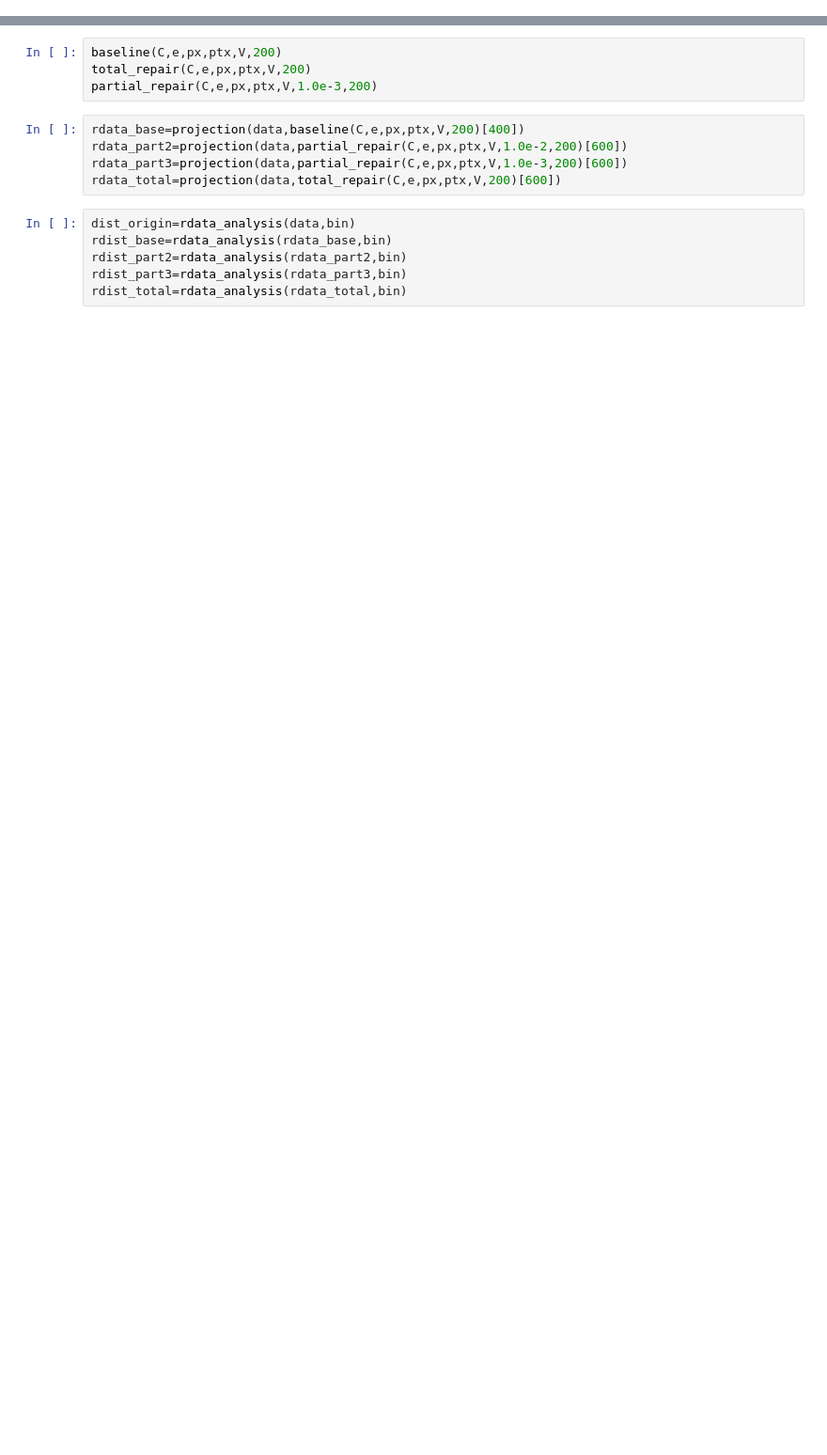
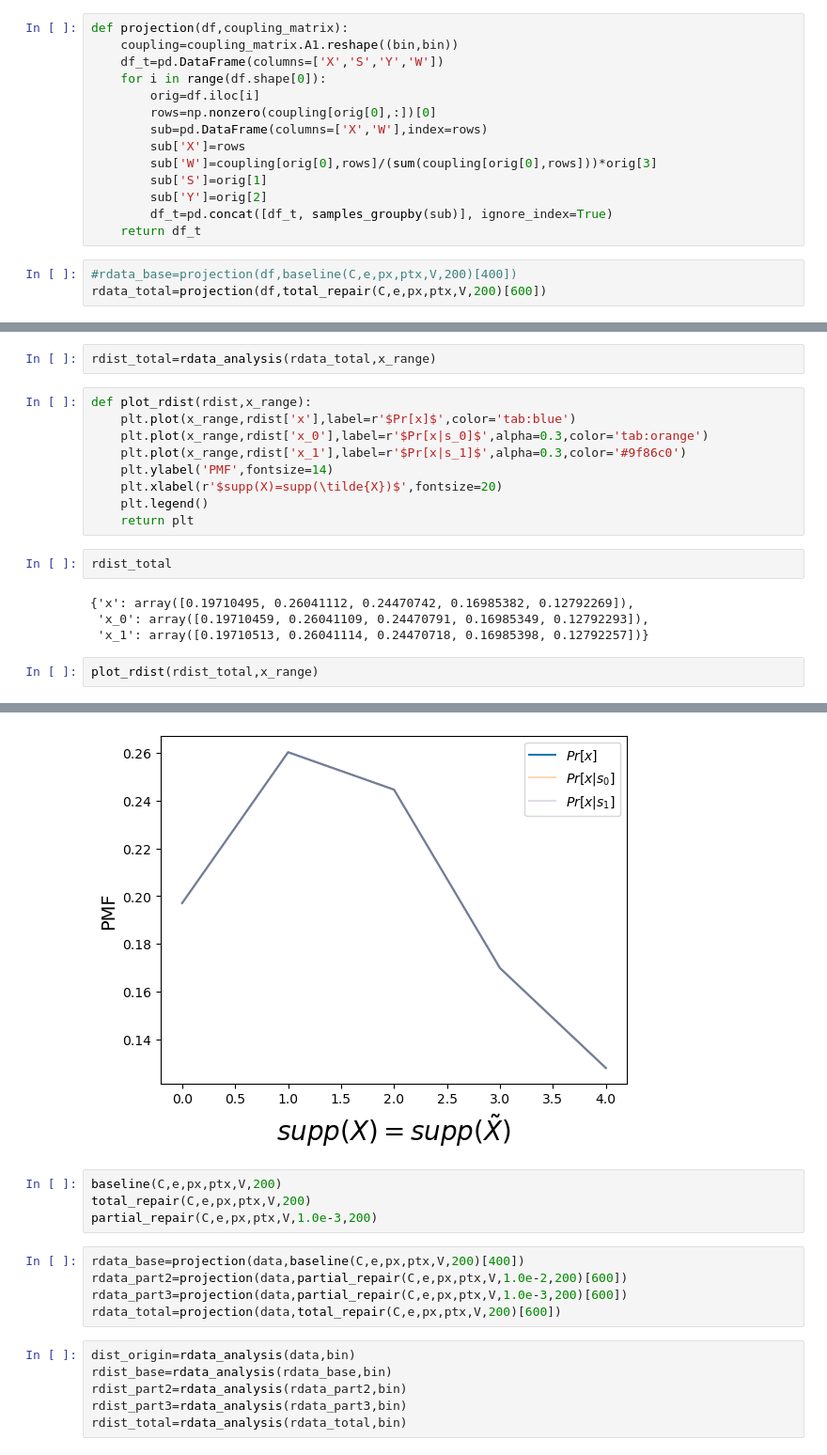
Before and after one commit to Quan-Zhou/OT_Debiasing, a Jupyter notebook: Dykstra_fromadult.ipynb, the cells around one changed output, grey strips where cells are left out. Shown at 94% size. Drawn from its saved outputs; the diff is of its cells as text; blank space fills up the shorter version.

```diff
--- a/Dykstra_fromadult.ipynb
+++ b/Dykstra_fromadult.ipynb
@@ -305,0 +317,17 @@ V=np.matrix(dist['v']).T
+# %%
+def projection(df,coupling_matrix):
+    coupling=coupling_matrix.A1.reshape((bin,bin))
+    df_t=pd.DataFrame(columns=['X','S','Y','W'])
+    for i in range(df.shape[0]):
+        orig=df.iloc[i]
+        rows=np.nonzero(coupling[orig[0],:])[0]
+        sub=pd.DataFrame(columns=['X','W'],index=rows)
+        sub['X']=rows
+        sub['W']=coupling[orig[0],rows]/(sum(coupling[orig[0],rows]))*orig[3]
+        sub['S']=orig[1]
+        sub['Y']=orig[2]
+        df_t=pd.concat([df_t, samples_groupby(sub)], ignore_index=True)
+    return df_t
+# %%
+#rdata_base=projection(df,baseline(C,e,px,ptx,V,200)[400])
+rdata_total=projection(df,total_repair(C,e,px,ptx,V,200)[600])
@@ -305,0 +343,20 @@ V=np.matrix(dist['v']).T
+# %%
+rdist_total=rdata_analysis(rdata_total,x_range)
+# %%
+def plot_rdist(rdist,x_range):
+    plt.plot(x_range,rdist['x'],label=r'$Pr[x]$',color='tab:blue')
+    plt.plot(x_range,rdist['x_0'],label=r'$Pr[x|s_0]$',alpha=0.3,color='tab:orange')
+    plt.plot(x_range,rdist['x_1'],label=r'$Pr[x|s_1]$',alpha=0.3,color='#9f86c0')
+    plt.ylabel('PMF',fontsize=14)
+    plt.xlabel(r'$supp(X)=supp(\tilde{X})$',fontsize=20)
+    plt.legend()
+    return plt
+# %%
+rdist_total
+# %% [output]
+{'x': array([0.19710495, 0.26041112, 0.24470742, 0.16985382, 0.12792269]),
+ 'x_0': array([0.19710459, 0.26041109, 0.24470791, 0.16985349, 0.12792293]),
+ 'x_1': array([0.19710513, 0.26041114, 0.24470718, 0.16985398, 0.12792257])}
+# %%
+plot_rdist(rdist_total,x_range)
+# %% [output]
@@ -306,3 +364,4 @@ V=np.matrix(dist['v']).T
+[figure, added]
 # %%
 baseline(C,e,px,ptx,V,200)
 total_repair(C,e,px,ptx,V,200)
```
Also changed, not shown: parts of 14 cells of this notebook.
